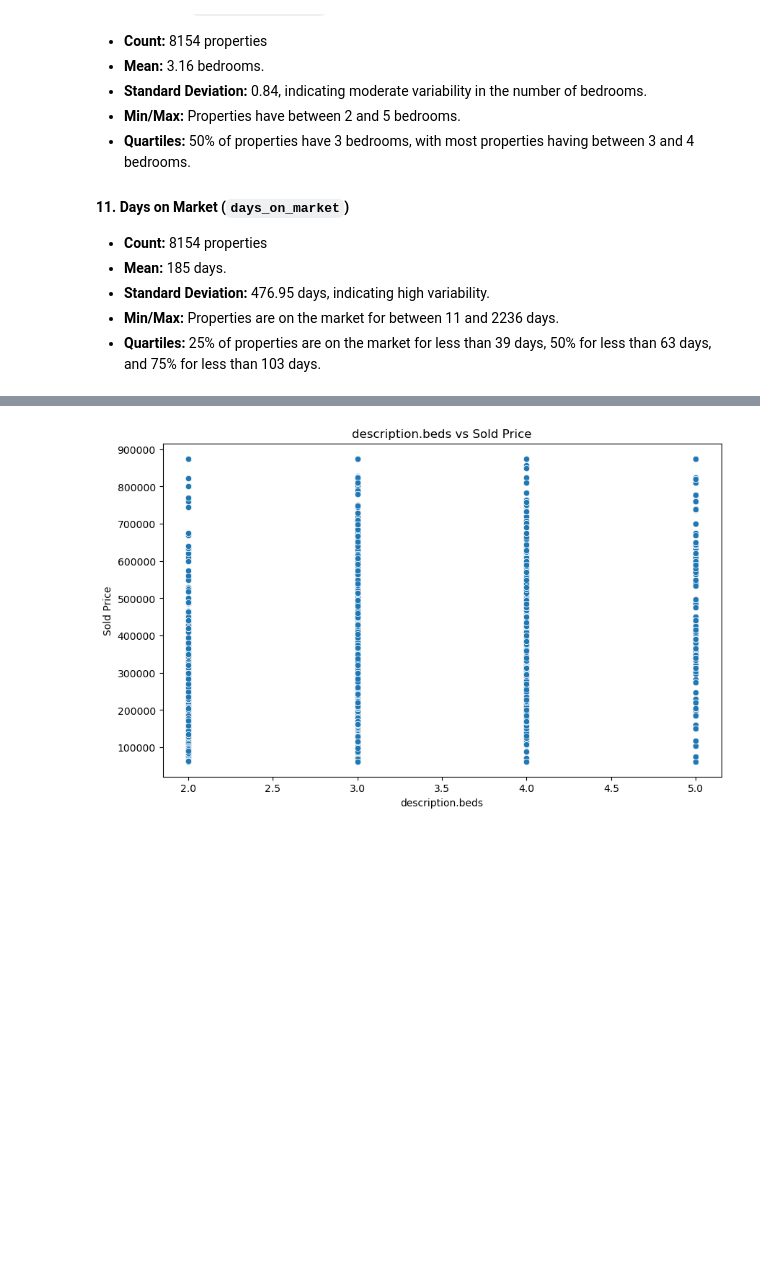
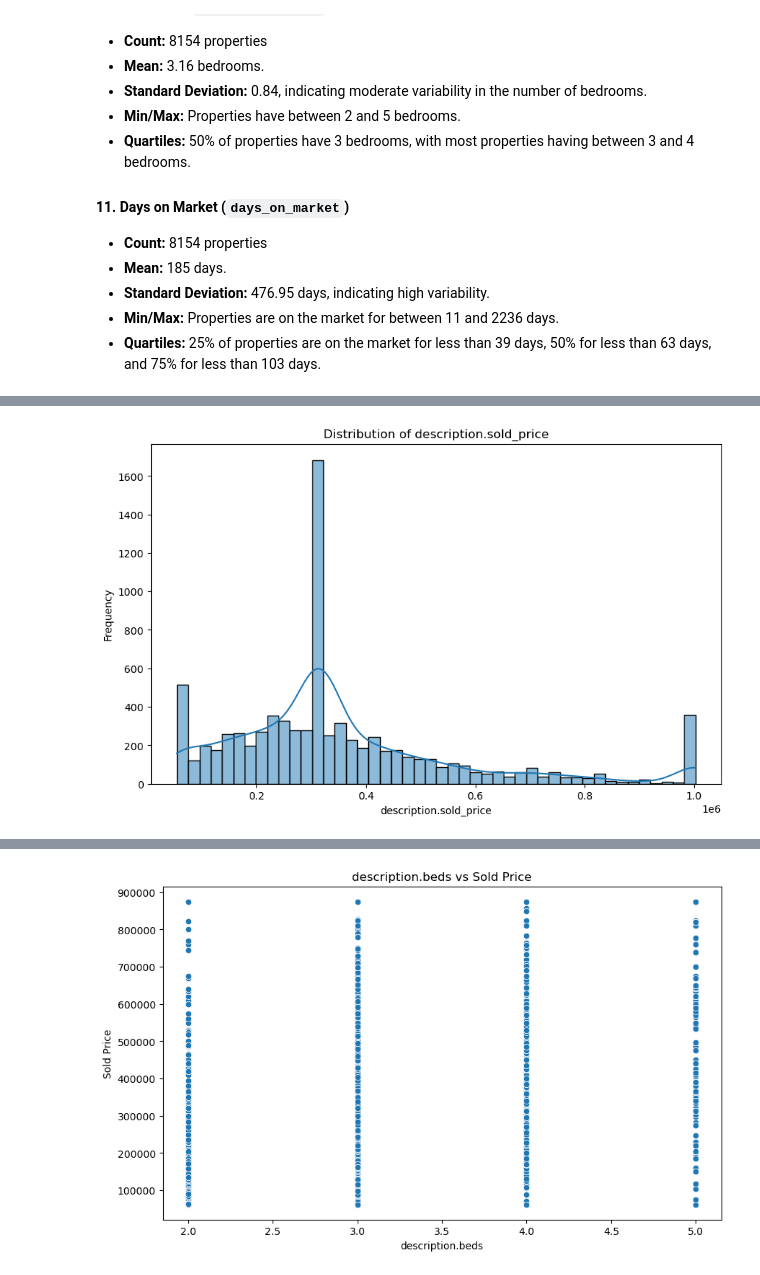
Before and after one commit to rdebullain/ML-supervised_real_estate_data, a Jupyter notebook: notebooks/1 - EDA.ipynb, the cells around one changed output, grey strips where cells are left out. Saved outputs shown, nothing was run; the diff lists cells and outputs as text; code cells hidden in the pictures; blank space fills up the shorter version.

```diff
--- a/notebooks/1 - EDA.ipynb
+++ b/notebooks/1 - EDA.ipynb
@@ -640,0 +677,4 @@ plot_distributions(df)
+# %%
+plot_distribution(df, 'description.sold_price')
+# %% [output]
+[figure, added]
```
Also changed, not shown: parts of 12 cells of this notebook.
